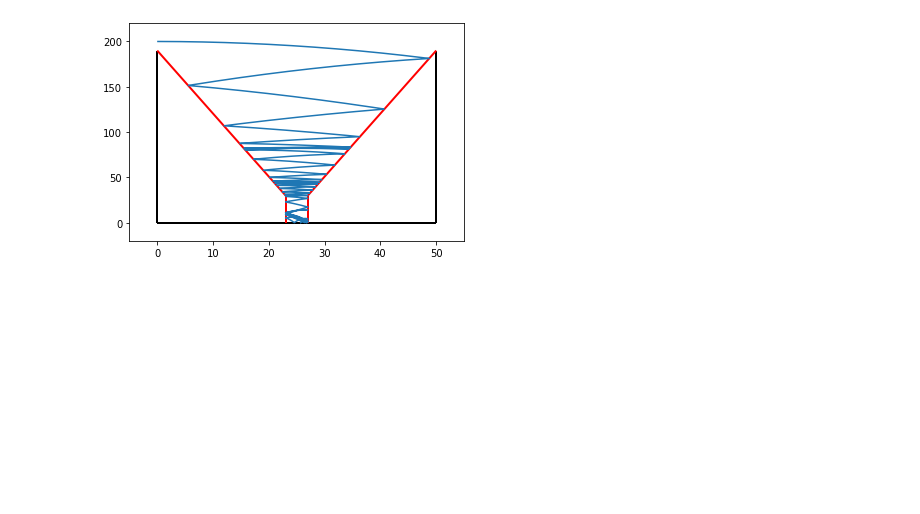
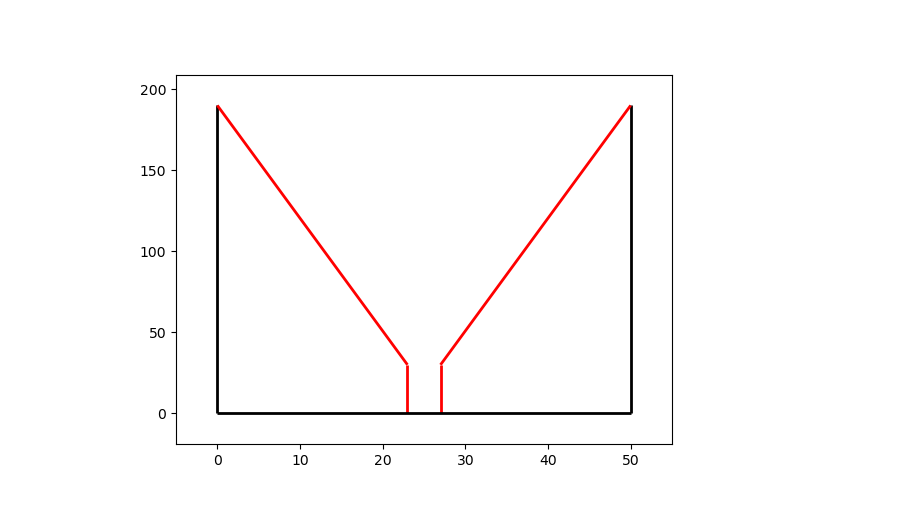
Before and after one commit to euboty/bouncing-ball-physics-simulation, a Jupyter notebook: funnel_physics.ipynb, the cells around one changed output. Cells and saved outputs as stored; diff of their text form; code cells hidden in the pictures; blank space fills up the shorter version.

Commit message:
2D animations and more versatile stop criteria

```diff
--- a/funnel_physics.ipynb
+++ b/funnel_physics.ipynb
@@ -11,7 +17,7 @@ class SimulationObject():
         self.vel = np.array(vel)
         self.loc = np.array(loc)
         self.bounce_cor = bounce_cor
-        self.collision_counter = 0
+        self.collision_counter = {}
 
     def update_vel(self, dt):
         self.vel =  self.acc * dt + self.vel
@@ -27,15 +33,20 @@ class SimulationObject():
         self.update_loc(dt)
         return self
 
-    def update(self, dt, obstacles):
+    def update(self, dt, obstacles={}):
         prev_vel = self.vel
         prev_loc = self.loc
         self.update_vel(dt)
         self.update_loc(dt)
 
+        for key in list(set(obstacles) - set(self.collision_counter)): # match collision_counter dict with obstacles dict
+            self.collision_counter[key] = 0
+
         for obstacle in obstacles: # naiv approach that only one obstacle can get hit
 
-            intersection = self.solve_intersection(obstacle.point_0, obstacle.point_1, prev_loc, self.loc)
+            obstacle_instance = obstacles[obstacle][0] # get obstacle instance out of obstacle tuple (obstacle_instance, color)
+
+            intersection = self.solve_intersection(obstacle_instance.point_0, obstacle_instance.point_1, prev_loc, self.loc)
 
             if self.is_collision(intersection[1], intersection[2]):
 
@@ -47,13 +58,13 @@ class SimulationObject():
 
                 if len(self.vel) == 2: # 2D
                     help_z = np.array([0, 0, 1])
-                    obstacle_orthogonal = np.cross(obstacle.point_1 - obstacle.point_0, help_z)
+                    obstacle_orthogonal = np.cross(obstacle_instance.point_1 - obstacle_instance.point_0, help_z)
                     obstacle_orthogonal = np.array([obstacle_orthogonal[0], obstacle_orthogonal[1]]) # drop z
                 else: # 3D
                     print("implement plane here") # TODO
 
 
-                self.vel = self.vel - 2 * (np.dot(self.vel, obstacle_orthogonal))/(np.dot(obstacle_orthogonal, obstacle_orthogonal)) * obstacle_orthogonal # bounce reflect velocity https://www.youtube.com/watch?v=naaeH1qbjdQ&ab_channel=TheCodingTrain
+                self.vel = self.vel - 2 * (np.dot(self.vel, obstacle_orthogonal))/(np.dot(obstacle_orthogonal, obstacle_orthogonal)) * obstacle_orthogonal # bounce = reflect velocity https://www.youtube.com/watch?v=naaeH1qbjdQ&ab_channel=TheCodingTrain
                 self.vel = self.vel * self.bounce_cor # bounce losses
                 self.update_vel(dt-dt_collision)
                 self.update_loc(dt-dt_collision)
@@ -64,7 +75,7 @@ class SimulationObject():
                     self.loc = obstacle.z
                 """
 
-                self.collision_counter = self.collision_counter + 1
+                self.collision_counter[obstacle] += 1
 
                 return self
 
@@ -158,53 +168,49 @@ gravity = -9.81
 # %%
-from matplotlib import collections  as mc
-
 loc_history = np.empty((2,0))
 
 ball = SimulationObject(acc=(0,gravity), vel=(25,0), loc=(0,200), bounce_cor=0.9)
 
 funnel_total_w = 50
 funnel_total_h = 190
 funnel_opening_w = 4
 funnel_opening_h  = 30
 
-obstacles = [
-        Obstacle((0,0), (funnel_total_w,0)), # floor
-        Obstacle((0,0), (0,funnel_total_h)), # left_limit
-        Obstacle((funnel_total_w,0), (funnel_total_w,funnel_total_h)), # right_limit
-        Obstacle((0, funnel_total_h), (funnel_total_w/2 - funnel_opening_w/2, funnel_opening_h)), # left_ramp
-        Obstacle((funnel_total_w/2 + funnel_opening_w/2, funnel_opening_h), (funnel_total_w,funnel_total_h)), # right_ramp
-        Obstacle((funnel_total_w/2 - funnel_opening_w/2, funnel_opening_h), (funnel_total_w/2 - funnel_opening_w/2, 0)), # left funnel_opening
-        Obstacle((funnel_total_w/2 + funnel_opening_w/2, funnel_opening_h), (funnel_total_w/2 + funnel_opening_w/2, 0)), # right funnel_opening
-]
+obstacles = {
+        # (obstacle instance, color)
+        "left_limit" : (Obstacle((0,0), (0,funnel_total_h)), "k"),
+        "right_limit" : (Obstacle((funnel_total_w,0), (funnel_total_w,funnel_total_h)), "k"),
+        "left_ramp" : (Obstacle((0, funnel_total_h), (funnel_total_w/2 - funnel_opening_w/2, funnel_opening_h)), "r"),
+        "right_ramp" : (Obstacle((funnel_total_w/2 + funnel_opening_w/2, funnel_opening_h), (funnel_total_w,funnel_total_h)), "r"),
+        "left funnel_opening" : (Obstacle((funnel_total_w/2 - funnel_opening_w/2, funnel_opening_h), (funnel_total_w/2 - funnel_opening_w/2, 0)), "r"),
+        "right funnel_opening" : (Obstacle((funnel_total_w/2 + funnel_opening_w/2, funnel_opening_h), (funnel_total_w/2 + funnel_opening_w/2, 0)), "r"),
+        "floor" : (Obstacle((0,0), (funnel_total_w,0)), "k"),
+}
 
-colors = [
-        "k",
-        "k",
-        "k",
-        "r",
-        "r",
-        "r",
-        "r",
-]
-
-while(ball.collision_counter < collisions):
+while(True): # do while loop
         ball.update(dt, obstacles=obstacles)
         loc_history = np.concatenate((loc_history, np.vstack(ball.loc)), axis=1) # ToDo understand concatenate axis better
+        if not (ball.collision_counter["floor"] == 0): break # condition for do while loop
 
 #td_acc_history = np.arange(0, len(loc_history[1]))*dt # recreates time list
 #plt.plot(td_acc_history, loc_history[1]) # plots curve over time not x
 
-lines = [(obstacle.point_0, obstacle.point_1) for obstacle in obstacles]
-
-lc = mc.LineCollection(lines, colors=colors, linewidths=2)
+lines = [(obstacle_tuple[0].point_0, obstacle_tuple[0].point_1) for obstacle_tuple in list(obstacles.values())]
+lc = mpl.collections.LineCollection(lines, colors=[obstacle_tuple[1] for obstacle_tuple in list(obstacles.values())], linewidths=2)
 fig, ax = plt.subplots()
+#ax.cla() # clear the previous image
 ax.add_collection(lc)
 ax.autoscale()
 ax.margins(0.1)
+line, = ax.plot([]) # plot empty plot
 
-plt.plot(loc_history[0], loc_history[1], )
+def animate(i):
+    line.set_data((loc_history[0][0:i], loc_history[1][0:i]))
+    return ax
+
+anim = FuncAnimation(fig, animate, frames=len(loc_history[0])+1, interval=dt*1000, repeat=False)
+#anim.save('funnel2D_video.mp4', fps = fps, extra_args = ['-vcodec', 'libx264'])
 plt.show()
 # %% [output]
-[figure, old version]
+[figure, new version]
 # %%
 #ToDo
```
Also changed, not shown: parts of 6 cells of this notebook, 1 other file.
